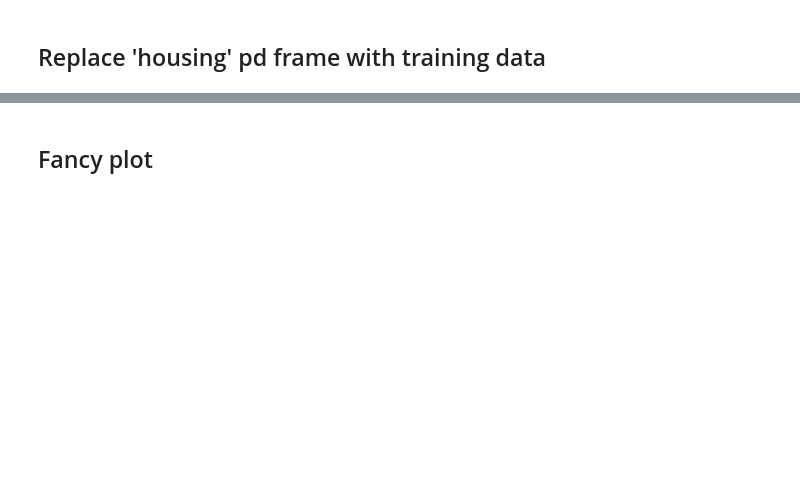
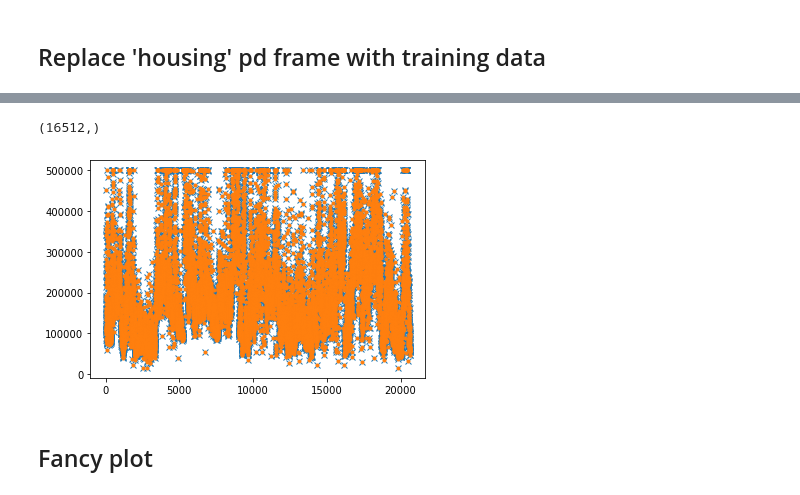
Before and after one commit to JulioTBacmeister/myPythonTools, a Jupyter notebook: MachineLearning/CA_housing.ipynb, the cells around one changed output, grey strips where cells are left out. Drawn from its saved outputs; the diff is of its cells as text; code cells hidden in the pictures; blank space fills up the shorter version.

Commit message:
finas and calif housing ML

```diff
--- a/MachineLearning/CA_housing.ipynb
+++ b/MachineLearning/CA_housing.ipynb
@@ -65,2 +94,18 @@ plt.show()
 # %% [markdown]
 ## Replace 'housing' pd frame with training data
+# %%
+
+# Copy training set back to 'housing'
+# Also 'drop' learning target from training set.
+housing = strat_train_set.drop("median_house_value", axis=1 )
+
+# In ML book this object was called 'housing_labels'
+# which is a confusing name. Probably derved from categorical
+# ML problem where the learning target is a 'label'.
+# In any case, this is just a Pandas Series copied from the
+# 'strat_train_set' DataFrame.
+housing_median_value = strat_train_set["median_house_value"].copy()
+
+# Now copy 'housing' to 'housing_num' while executing
+# 'drop' of the categorical variable 'ocean_proximity'
+housing_num = housing.drop("ocean_proximity", axis=1 )
@@ -77,3 +136,10 @@ housing_num = housing.drop("ocean_proximity", axis=1 )
+# %%
+plt.plot(housing_median_value.index, housing_median_value.values,'x')
+plt.plot(strat_train_set['median_house_value'],'.')
+print(np.shape(housing_median_value.index))
+# %% [output]
+(16512,)
+[figure, added]
 # %% [markdown]
 ## Fancy plot
 # %%
```
Also changed, not shown: parts of 25 cells of this notebook, 2 other files.
